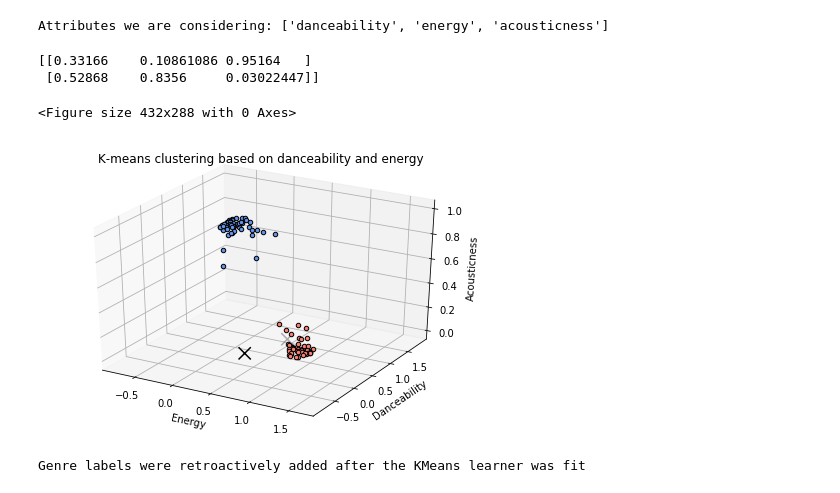
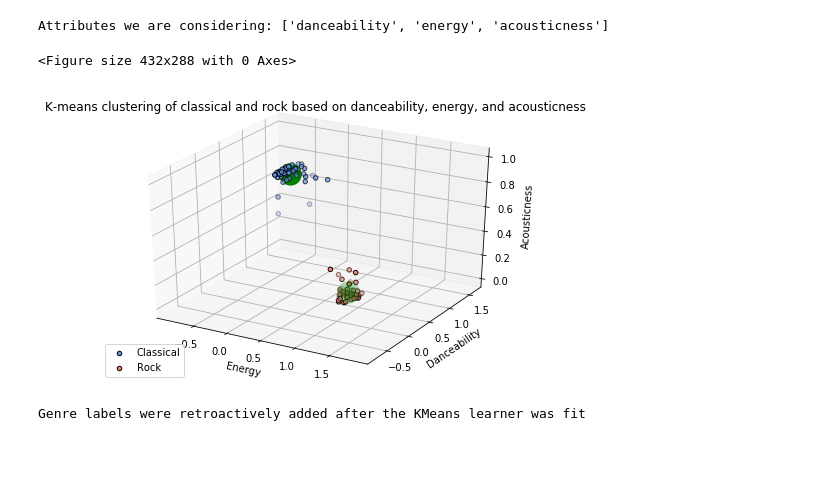
Before and after one commit to cfgong/spotifygenre, a Jupyter notebook: 2_means_clustering_3_dim.ipynb, the cells around one changed output. Drawn from its saved outputs; the diff is of its cells as text; code cells hidden in the pictures; blank space fills up the shorter version.

Commit message:
better centroids for 3 dim clustering

```diff
--- a/2_means_clustering_3_dim.ipynb
+++ b/2_means_clustering_3_dim.ipynb
@@ -46,3 +44,11 @@ X = np.concatenate((x[feature_a_indices], x[feature_b_indices]))
+# %%
+feature_indices = [*feature_a_indices, *feature_b_indices]
+
+f1 = total_df["energy"].values[feature_indices]
+f2 = total_df["danceability"].values[feature_indices]
+f3 = total_df["acousticness"].values[feature_indices]
+
+X = np.array(list(zip(f1, f2, f3))).reshape(len(f1), 3)
 # %%
 kmeans = KMeans(n_clusters=2, random_state=0).fit(X)
 # %%
@@ -50,56 +56,46 @@ step_size = .01
 x_min, x_max = X[:, 0].min() - 1, X[:, 0].max() + 1
 y_min, y_max = X[:, 1].min() - 1, X[:, 1].max() + 1
 z_min, z_max = X[:, 2].min() - 1, X[:, 2].max() + 1
 
 x_range = np.arange(x_min, x_max, step_size)
 y_range = np.arange(y_min, y_max, step_size)
 z_range = np.arange(z_min, z_max, step_size)
 xx, yy, zz = np.meshgrid(x_range, y_range, z_range)
 
 Z = kmeans.predict(np.c_[xx.ravel(), yy.ravel(), zz.ravel()])
 
 Z = Z.reshape(xx.shape)
 plt.figure(1)
 plt.clf()
 
 fig = plt.figure()
 ax = Axes3D(fig)
-ax.set_title("K-means clustering based on danceability and energy")
+ax.set_title("K-means clustering of classical and rock based on danceability, energy, and acousticness")
 ax.set_xlabel("Energy")
 ax.set_ylabel("Danceability")
 ax.set_zlabel("Acousticness")
 ax.set_xlim(x_min, x_max)
 ax.set_ylim(y_min, y_max)
 
-for i in feature_a_indices:
-    ax.scatter(original_x[i, energy_attribute_index],
-                original_x[i, danceability_attribute_index],
-                original_x[i, acousticness_attribute_index],
-                color=feature_a_color, edgecolor='k')
+ax.scatter(original_x[feature_a_indices, energy_attribute_index],
+            original_x[feature_a_indices, danceability_attribute_index],
+            original_x[feature_a_indices, acousticness_attribute_index],
+            color=feature_a_color, edgecolor='k', label="Classical")
 
-for i in feature_b_indices:
-    ax.scatter(original_x[i, energy_attribute_index],
-                original_x[i, danceability_attribute_index],
-                original_x[i, acousticness_attribute_index],
-                color=feature_b_color, edgecolor='k')
-
-# ax.imshow(Z,
-#            interpolation="nearest",
-#            extent=(xx.min(), xx.max(), yy.min(), yy.max(), zz.min(), zz.max()),
-#            cmap=plt.cm.get_cmap("coolwarm"),
-#            aspect="auto", origin="lower")
+ax.scatter(original_x[feature_b_indices, energy_attribute_index],
+            original_x[feature_b_indices, danceability_attribute_index],
+            original_x[feature_b_indices, acousticness_attribute_index],
+            color=feature_b_color, edgecolor='k', label="Rock")
 
 centroids = kmeans.cluster_centers_
-print(centroids)
-ax.scatter(centroids[:, 0], centroids[:, 1],
-            marker="x", s=150, linewidths=10,
-            color="k")
+ax.scatter(centroids[:, 0], centroids[:, 1], centroids[:, 2],
+            marker="o", s=150, linewidths=10,
+            color="g")
 
+plt.legend(loc="lower left")
 plt.show()
 print("Genre labels were retroactively added after the KMeans learner was fit")
 # %% [output]
-[[0.33166    0.10861086 0.95164   ]
- [0.52868    0.8356     0.03022447]]
+<Figure size 432x288 with 0 Axes>
+[figure, new version]
-<Figure size 432x288 with 0 Axes>
+Genre labels were retroactively added after the KMeans learner was fit
-[figure, old version]
-Genre labels were retroactively added after the KMeans learner was fit
```
Also changed, not shown: parts of 1 cell of this notebook.
